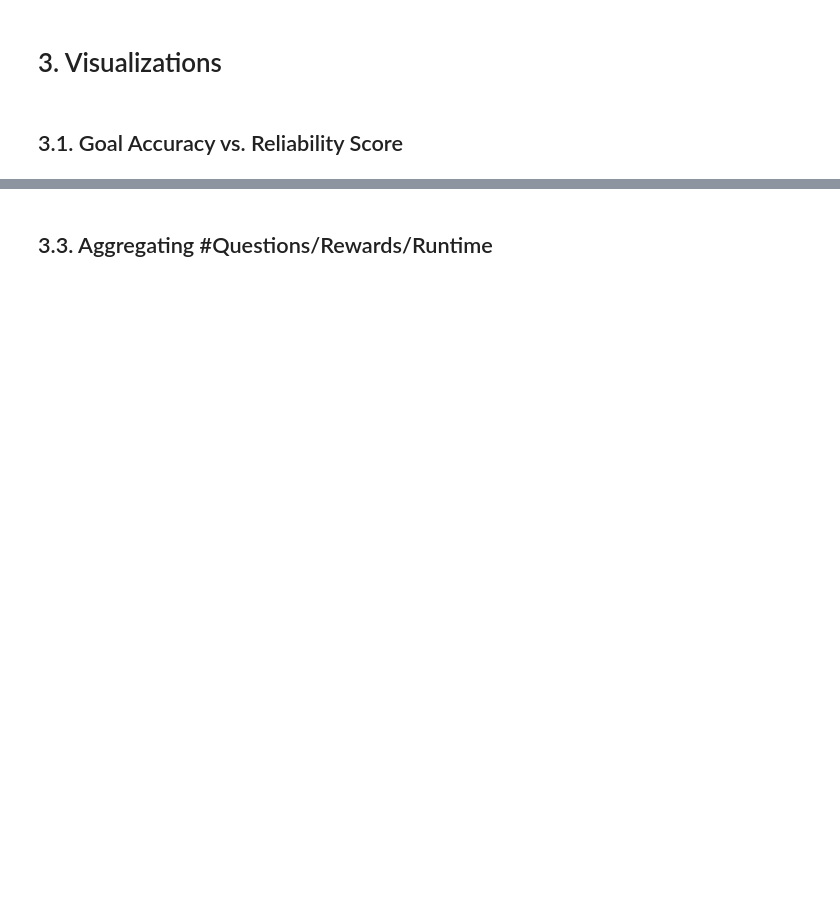
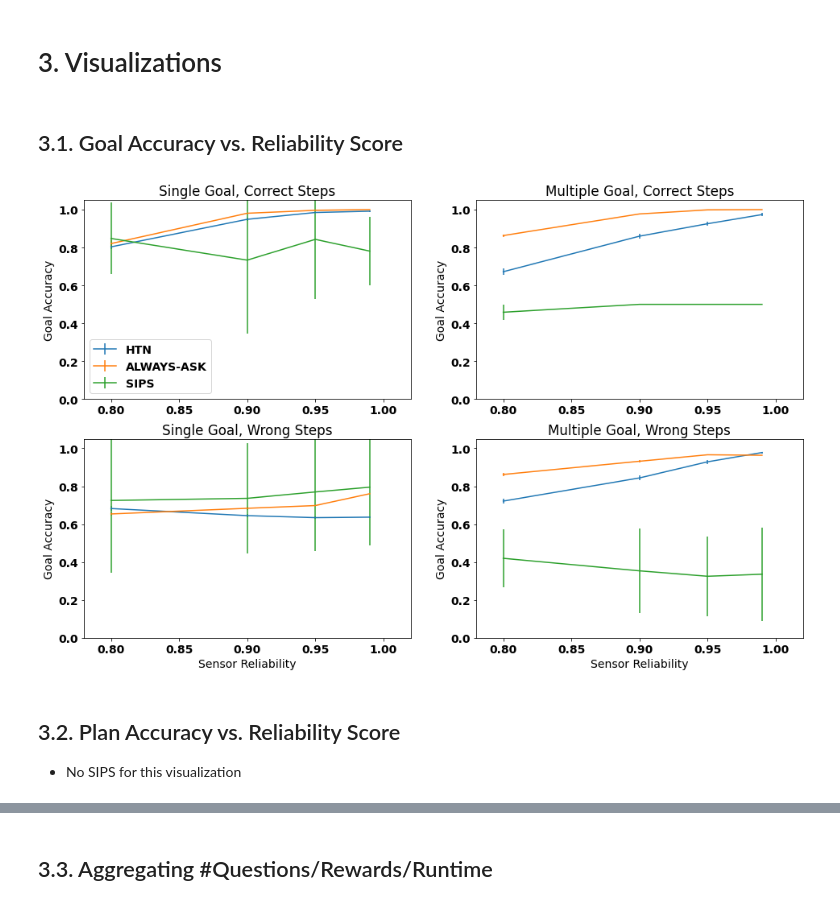
Before and after one commit to IfrahIdrees/DGR-POMDP, a Jupyter notebook: PerformanceEvaluation/visualization.ipynb, the cells around one changed output, grey strips where cells are left out. Cells and saved outputs as stored; diff of their text form; code cells hidden in the pictures; blank space fills up the shorter version.

Commit message:
added SIPS visualization for goal accuracy

```diff
--- a/PerformanceEvaluation/visualization.ipynb
+++ b/PerformanceEvaluation/visualization.ipynb
@@ -125,14 +131,11 @@ for agent in args.agent_type:
 class parseArguments:
     def __init__(self):
         self.base_dir_path = f"./outputs/{target_domain}"
-        self.agent_type = ["SIPS"]
+        self.agent_type = ["htn", "fixed_always_ask"]
         self.hyperparams = "dp17_sn5_df0.95_e1_wp-5_qr5_qp-5_oh0.76_dt0.001"
         self.reliability_scores = [0.8, 0.9, 0.95, 0.99]
-        self.num_goals = 7
+        self.num_sub_goals = 5
         self.num_cases = 2
         self.category_list = ["single_correct", "single_wrong", "multi_correct", "multi_wrong"]
 
 args = parseArguments()
-# %%
-goal_acc_csv_dict, goal_sem_csv_dict = {},{}
-plan_acc_csv_dict, plan_sem_csv_dict = {},{}
@@ -168,2 +290,35 @@ curr_df
+# %%
+# Visualize Performance by Case Category
+x = [float(val) for val in x_ticklabels]
+
+n_row = 2
+n_col = 2
+fig, ax = plt.subplots(n_row, n_col, figsize=(16,10))
+
+for case_id, case in enumerate(case_category_tuples[target_domain].keys()):
+
+    plot_row = case_id // n_col
+    plot_col = case_id % n_col
+
+    for agent in (args.agent_type + ["SIPS"]):
+        acc = goal_acc_line_df[case][agent]
+        sem = goal_sem_line_df[case][agent]
+        ax[plot_row][plot_col].errorbar(x, acc, yerr=sem, label=baseline_agent_dict[agent])
+
+    if case_id == 0:
+        ax[plot_row][plot_col].legend(loc="best")
+
+    ax[plot_row][plot_col].set_title(case)
+    ax[plot_row][plot_col].set_ylabel("Goal Accuracy")
+    if plot_row == 1:
+        ax[plot_row][plot_col].set_xlabel("Sensor Reliability")
+
+    ax[plot_row][plot_col].set_ylim([0.0, 1.05])
+    ax[plot_row][plot_col].set_xlim([0.78, 1.02])
+# %% [output]
+[figure, added]
+# %% [markdown]
+## 3.2. Plan Accuracy vs. Reliability Score
+- No SIPS for this visualization
 # %%
 # Get aggregated results for each case for each agent
```
Also changed, not shown: parts of 35 cells of this notebook.
